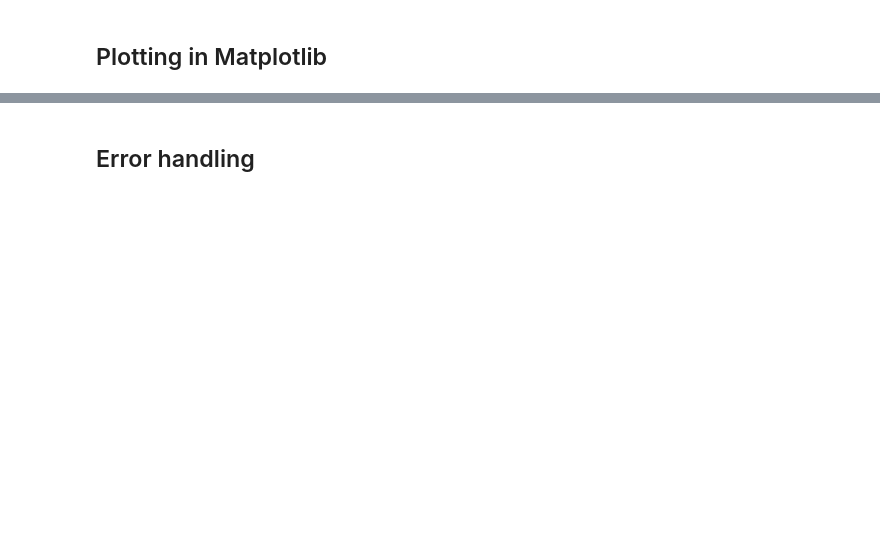
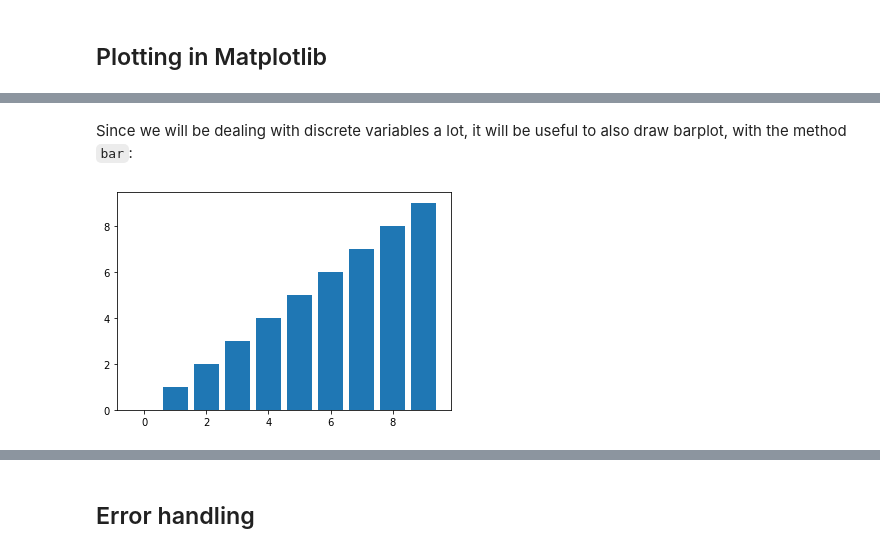
Before and after one commit to thelogicalgrammar/pLoT_course, a Jupyter notebook: book/3_lab.ipynb, the cells around one changed output, grey strips where cells are left out. Cells and saved outputs as stored; diff of their text form; code cells hidden in the pictures; blank space fills up the shorter version.

```diff
--- a/book/3_lab.ipynb
+++ b/book/3_lab.ipynb
@@ -59,0 +390,17 @@ However, note that we need to
+# %% [markdown]
+Since we will be dealing with discrete variables a lot, it will be useful to also draw barplot, with the method `bar`:
+# %%
+fig, axes = plt.subplots()
+
+# create some new data to plot
+# don't worry too much if you don't understand this line
+x_bar = y_bar = np.arange(10)
+
+# create a bar plot with the given
+# x and height values
+axes.bar(x_bar, y_bar)
+
+# show the plot
+plt.show()
+# %% [output]
+[figure, added]
```
Also changed, not shown: parts of 89 cells of this notebook, 15 other files.
